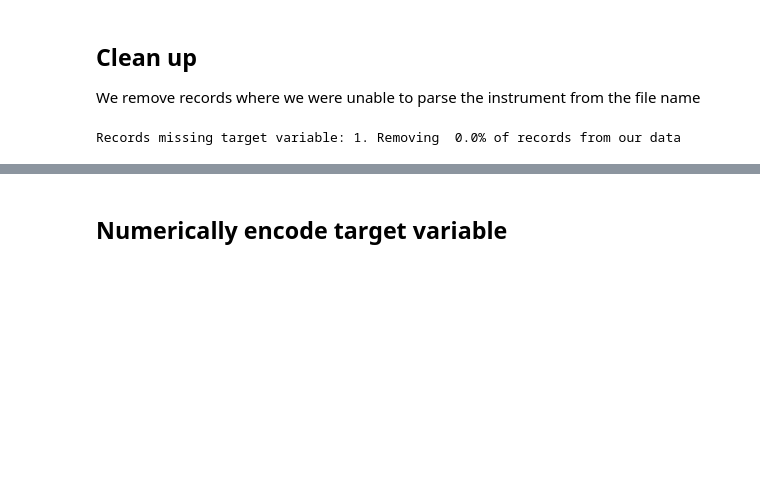
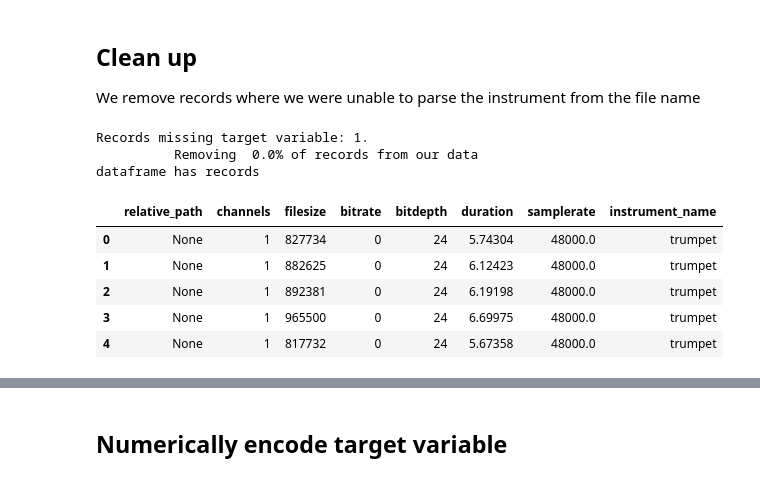
Before and after one commit to dknappopus/audio_ML, a Jupyter notebook: audio_ml_nn.ipynb, the cells around one changed output, grey strips where cells are left out. Saved outputs shown, nothing was run; the diff lists cells and outputs as text; code cells hidden in the pictures; blank space fills up the shorter version.

```diff
--- a/audio_ml_nn.ipynb
+++ b/audio_ml_nn.ipynb
@@ -195,13 +195,47 @@ music_df.head()
 # %% [markdown]
 ## Clean up
 We remove records where we were unable to parse the instrument from the file name
-# %%
-# clean up
-n_missing = music_df.loc[music_df['instrument_name'] == ''].shape[0]
-pct_missing = round(10*n_missing/music_df.shape[0],2)
-print(f"Records missing target variable: {n_missing}. Removing  {pct_missing}% of records from our data")
-
-
-music_df = music_df.loc[music_df['instrument_name'] != '']
-# %% [output]
-Records missing target variable: 1. Removing  0.0% of records from our data
+# %%
+# clean up
+def clean_music_df(music_file_df: pd.DataFrame) -> pd.DataFrame:
+    """
+    Cleans music dataframe by removing records where target is missing
+
+    Args:
+        music_file_df (pd.DataFrame): initial df containing file info
+
+    Returns:
+        music_df_clean (pd.DataFrame): processed df with no blank
+        instrument_names
+
+    Raises:
+        empty dataframe: raises error if returned dataframe is empty
+    """
+    missing_recs = music_file_df.loc[music_file_df['instrument_name'] == '']
+    n_missing = missing_recs.shape[0]
+    pct_missing = round(10*n_missing/music_file_df.shape[0],2)
+    print(f"""Records missing target variable: {n_missing}.
+          Removing  {pct_missing}% of records from our data""")
+    music_df_clean = music_file_df.loc[music_df['instrument_name'] != '']
+
+    try:
+        assert not music_df_clean.empty, "DataFrame is empty!"
+        # log success
+        print('dataframe has records')
+    except AssertionError as e:
+        # log error
+        print(e)
+    return music_df_clean
+
+music_df_clean = clean_music_df(music_df)
+music_df_clean.head()
+# %% [output]
+Records missing target variable: 1.
+          Removing  0.0% of records from our data
+dataframe has records
+|  | relative_path | channels | filesize | bitrate | bitdepth | duration | samplerate | instrument_name |
+| 0 | None | 1 | 827734 | 0 | 24 | 5.74304 | 48000.0 | trumpet |
+| 1 | None | 1 | 882625 | 0 | 24 | 6.12423 | 48000.0 | trumpet |
+| 2 | None | 1 | 892381 | 0 | 24 | 6.19198 | 48000.0 | trumpet |
+| 3 | None | 1 | 965500 | 0 | 24 | 6.69975 | 48000.0 | trumpet |
+| 4 | None | 1 | 817732 | 0 | 24 | 5.67358 | 48000.0 | trumpet |
```
Also changed, not shown: parts of 3 cells of this notebook, 2 other files.
